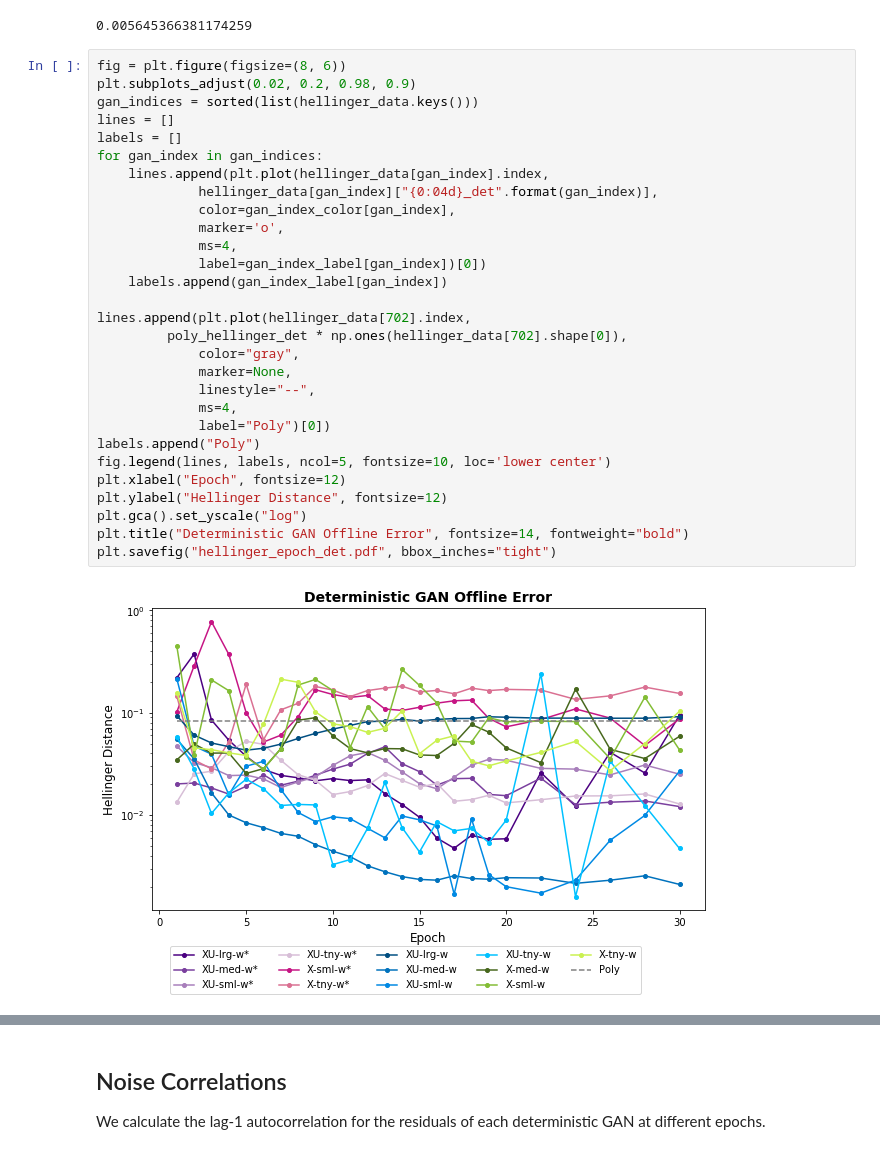
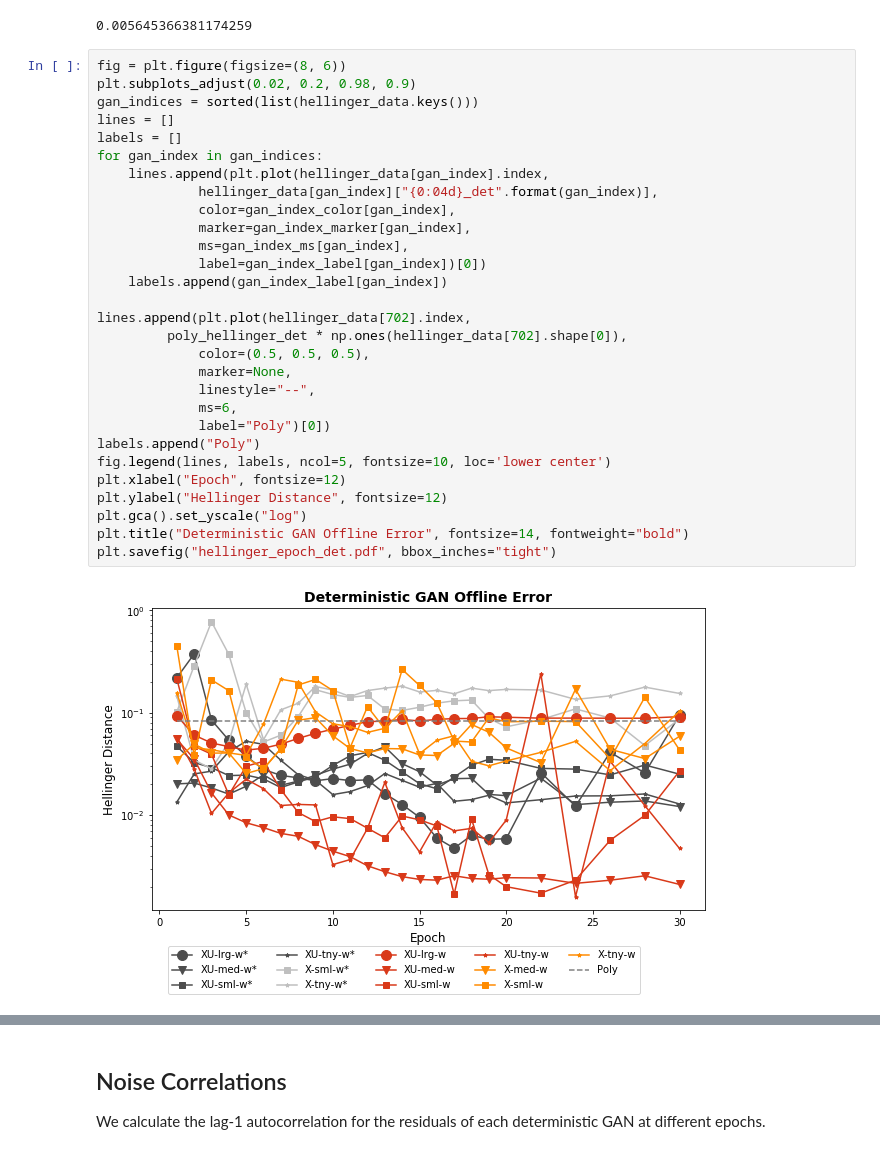
Before and after one commit to djgagne/lorenz_gan, a Jupyter notebook: notebooks/big_offline_analysis.ipynb, the cells around one changed output, grey strips where cells are left out. Cells and saved outputs as stored; diff of their text form.

```diff
--- a/notebooks/big_offline_analysis.ipynb
+++ b/notebooks/big_offline_analysis.ipynb
@@ -88,34 +130,34 @@ poly_hellinger_rand
 # %%
 fig = plt.figure(figsize=(8, 6))
 plt.subplots_adjust(0.02, 0.2, 0.98, 0.9)
 gan_indices = sorted(list(hellinger_data.keys()))
 lines = []
 labels = []
 for gan_index in gan_indices:
     lines.append(plt.plot(hellinger_data[gan_index].index,
              hellinger_data[gan_index]["{0:04d}_det".format(gan_index)],
              color=gan_index_color[gan_index],
-             marker='o',
-             ms=4,
+             marker=gan_index_marker[gan_index],
+             ms=gan_index_ms[gan_index],
              label=gan_index_label[gan_index])[0])
     labels.append(gan_index_label[gan_index])
 
 lines.append(plt.plot(hellinger_data[702].index,
          poly_hellinger_det * np.ones(hellinger_data[702].shape[0]),
-             color="gray",
+             color=(0.5, 0.5, 0.5),
              marker=None,
              linestyle="--",
-             ms=4,
+             ms=6,
              label="Poly")[0])
 labels.append("Poly")
 fig.legend(lines, labels, ncol=5, fontsize=10, loc='lower center')
 plt.xlabel("Epoch", fontsize=12)
 plt.ylabel("Hellinger Distance", fontsize=12)
 plt.gca().set_yscale("log")
 plt.title("Deterministic GAN Offline Error", fontsize=14, fontweight="bold")
 plt.savefig("hellinger_epoch_det.pdf", bbox_inches="tight")
 # %% [output]
-[figure, old version]
+[figure, new version]
 # %%
 fig = plt.figure(figsize=(8,6))
 plt.subplots_adjust(0.02, 0.2, 0.98, 0.9)
```
Also changed, not shown: parts of 2 cells of this notebook, 15 other files.
